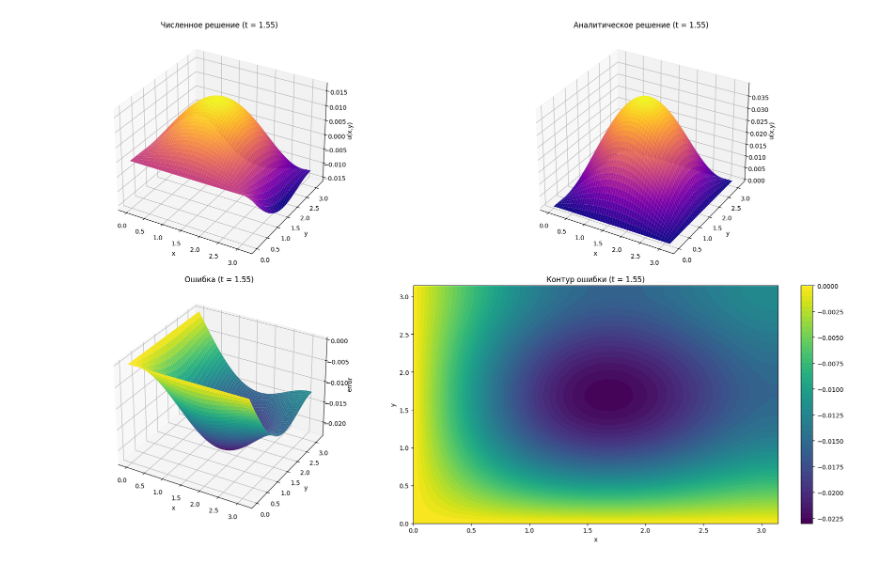
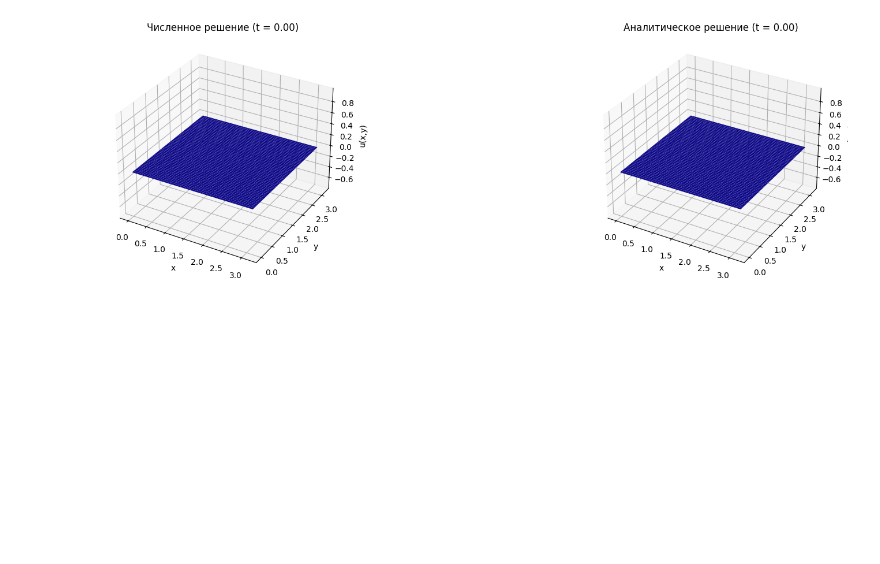
Before and after one commit to karseny99/4islaki, a Jupyter notebook: lab8/lab8.ipynb, the cells around one changed output. Cells and saved outputs as stored; diff of their text form; code cells hidden in the pictures; blank space fills up the shorter version.

```diff
--- a/lab8/lab8.ipynb
+++ b/lab8/lab8.ipynb
@@ -274,0 +122,11 @@ for i in range(n):
+# %%
+def get_boundary_y(u, k):
+    for j in range(m):
+        rhs_0_y = grid_0_y[0][j][k + 1] - (alpha_0_y / hx) * u[1][j][0]
+        lhs_0_y = beta_0_y - alpha_0_y / hx
+        u[0][j][0] = rhs_0_y / lhs_0_y
+
+        rhs_lx_y = grid_lx_y[0][j][k + 1] - (-alpha_Lx_y / hx) * u[n - 2][j][0]
+        lhs_lx_y = beta_Lx_y + alpha_Lx_y / hx
+        u[n - 1][j][0] = rhs_lx_y / lhs_lx_y
+    return u
@@ -275,58 +215,41 @@ for i in range(n):
 # %%
-# Выберите момент времени для отображения (например, последний временной шаг)
-k_display = K - K // 4  # Можно выбрать любой другой момент времени: 0, K//2, и т.д.
 
-fig = plt.figure(figsize=(20, 12))
+def draw_surface(k_display, data):
+    MIN_Z = min(np.min(true_data), np.min(data))
+    MAX_Z = max(np.max(true_data), np.max(data))
 
-# Численное решение в выбранный момент времени
-ax1 = fig.add_subplot(2, 2, 1, projection='3d')
-x_plt, y_plt = np.meshgrid(x, y)
+    fig = plt.figure(figsize=(20, 12))
+    ax1 = fig.add_subplot(2, 2, 1, projection='3d')
+    x_plt, y_plt = np.meshgrid(x, y)
+    numerical_solution = data[:, :, k_display]
 
-# Извлекаем данные для выбранного момента времени
-# res имеет форму (n, m, K), поэтому берем срез по последней оси
-numerical_solution = res[:, :, k_display]
+    ax1.plot_surface(x_plt, y_plt, numerical_solution.T, cmap='plasma')
+    ax1.set_title(f'Численное решение (t = {t[k_display]:.2f})')
+    ax1.set_xlabel('x')
+    ax1.set_ylabel('y')
+    ax1.set_zlim(MIN_Z, MAX_Z)
+    ax1.set_zlabel('u(x,y)')
 
-ax1.plot_surface(x_plt, y_plt, numerical_solution.T, cmap='plasma')
-ax1.set_title(f'Численное решение (t = {t[k_display]:.2f})')
-ax1.set_xlabel('x')
-ax1.set_ylabel('y')
-ax1.set_zlabel('u(x,y)')
+    # Аналитическое решение в тот же момент времени
+    ax2 = fig.add_subplot(2, 2, 2, projection='3d')
+    analytical_solution = np.ndarray((n, m))
 
-# Аналитическое решение в тот же момент времени
-ax2 = fig.add_subplot(2, 2, 2, projection='3d')
-analytical_solution = np.ndarray((n, m))
+    for i in range(n):
+        for j in range(m):
+            analytical_solution[i][j] = analytical(x[i], y[j], t[k_display])
 
-for i in range(n):
-    for j in range(m):
-        analytical_solution[i][j] = analytical(x[i], y[j], t[k_display])
+    ax2.plot_surface(x_plt, y_plt, analytical_solution.T, cmap='plasma')
+    ax2.set_title(f'Аналитическое решение (t = {t[k_display]:.2f})')
+    ax2.set_xlabel('x')
+    ax2.set_ylabel('y')
+    ax2.set_zlim(MIN_Z, MAX_Z)
+    ax2.set_zlabel('u(x,y)')
 
-ax2.plot_surface(x_plt, y_plt, analytical_solution.T, cmap='plasma')
-ax2.set_title(f'Аналитическое решение (t = {t[k_display]:.2f})')
-ax2.set_xlabel('x')
-ax2.set_ylabel('y')
-ax2.set_zlabel('u(x,y)')
-
-# Разность между решениями
-ax3 = fig.add_subplot(2, 2, 3, projection='3d')
-error = numerical_solution - analytical_solution
-ax3.plot_surface(x_plt, y_plt, error.T, cmap='viridis')
-ax3.set_title(f'Ошибка (t = {t[k_display]:.2f})')
-ax3.set_xlabel('x')
-ax3.set_ylabel('y')
-ax3.set_zlabel('error')
-
-# Контурный график ошибки
-ax4 = fig.add_subplot(2, 2, 4)
-contour = ax4.contourf(x_plt, y_plt, error.T, levels=50, cmap='viridis')
-plt.colorbar(contour, ax=ax4)
-ax4.set_title(f'Контур ошибки (t = {t[k_display]:.2f})')
-ax4.set_xlabel('x')
-ax4.set_ylabel('y')
+ks = [0, K // 4, K // 2, K//5*4, K - 1]
+for _k in ks:
+    draw_surface(_k, alternating_direction_data)
 
 plt.tight_layout()
 plt.show()
-
-# Вывод максимальной ошибки
-print(f"Максимальная ошибка в момент t = {t[k_display]:.2f}: {np.max(np.abs(error)):.6f}")
 # %% [output]
-[figure, old version]
+[figure, new version]
```
Also changed, not shown: parts of 15 cells of this notebook.
